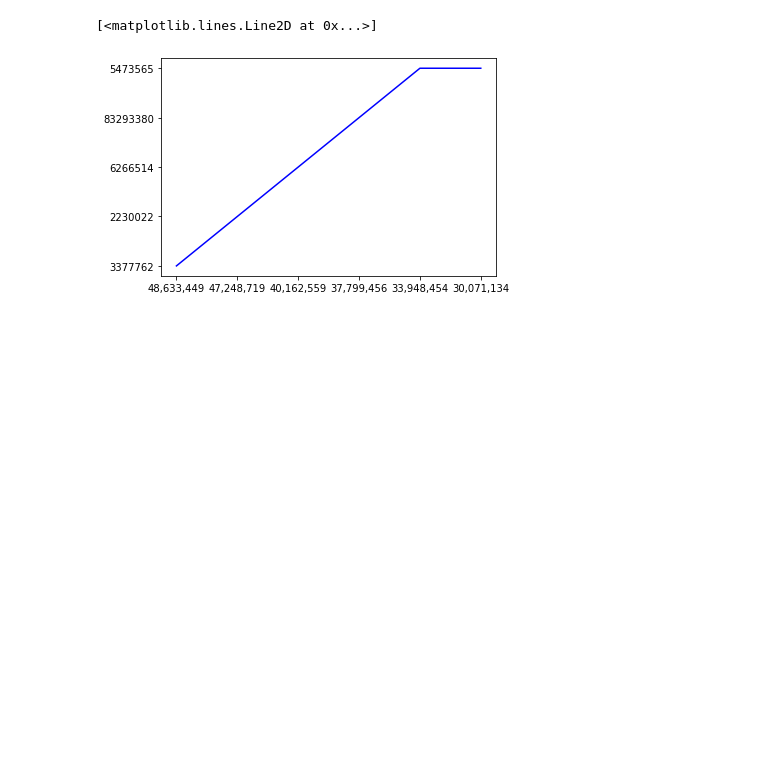
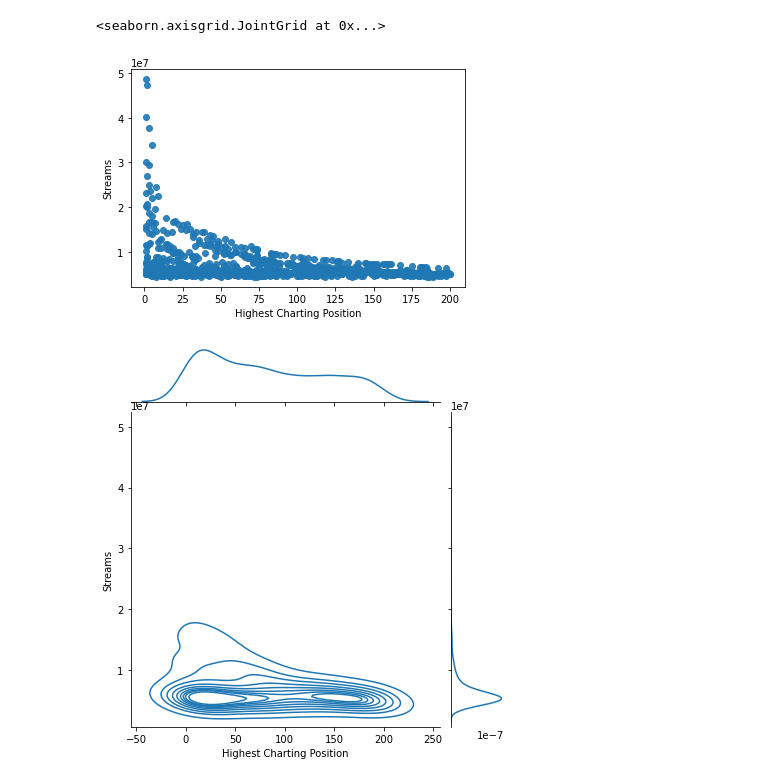
Before and after one commit to SimeonGK/spotify-app, a Jupyter notebook: Files/Spotify Dataset Analysing.ipynb, the cells around one changed output. Cells and saved outputs as stored; diff of their text form; code cells hidden in the pictures; blank space fills up the shorter version.

Commit message:
Data Cleaning and plotting
The data is cleaned to online to variables we use, plots have been made to see correlation.

```diff
--- a/Files/Spotify Dataset Analysing.ipynb
+++ b/Files/Spotify Dataset Analysing.ipynb
@@ -13,0 +7,11 @@ class analyse_dataset:
+# %%
+df = pd.read_csv('C:/Users/bnkoz/AppData/Local/GitHubDesktop/app-2.9.3/spotify-app/Files/spotify_dataset.csv')
+df = df.iloc[:1000]
+data_defin = df[['Index','Highest Charting Position','Streams','Artist Followers','Genre','Tempo','Duration (ms)' ]]
+
+#data_defin["Streams"] = pd.to_numeric(data_defin["Streams"],errors = 'coerce')
+data_defin["Streams"] = data_defin["Streams"].str.replace(',','').astype(np.float64)
+data_defin["Artist Followers"] = pd.to_numeric(data_defin["Artist Followers"],errors = 'coerce')
+data_defin["Tempo"] = pd.to_numeric(data_defin["Tempo"],errors = 'coerce')
+data_defin["Duration (ms)"] = pd.to_numeric(data_defin["Duration (ms)"],errors = 'coerce')
+print(data_defin.info())
@@ -62,7 +80,8 @@ df
-# %%
-X = 5
-df.drop(['Song Name', 'Artist', 'Song ID','Acousticness', 'Weeks Charted', 'Week of Highest Charting'], axis=1)
-plt.plot(df.loc[:X,"Streams"], df.loc[:X,"Artist Followers"], color="blue", label="numb of streams", )
-# %% [output]
-[<matplotlib.lines.Line2D at 0x...>]
-[figure, removed]
+# %%
+#print(data_defin.mean())
+sns.regplot(x="Highest Charting Position", y="Streams", data=data_defin, fit_reg = False, scatter_kws={"alpha": 0.9})
+sns.jointplot(x="Highest Charting Position", y="Streams", data=data_defin, kind = 'kde')
+# %% [output]
+<seaborn.axisgrid.JointGrid at 0x...>
+[figure, added]
+[figure, added]
```
Also changed, not shown: parts of 4 cells of this notebook.
